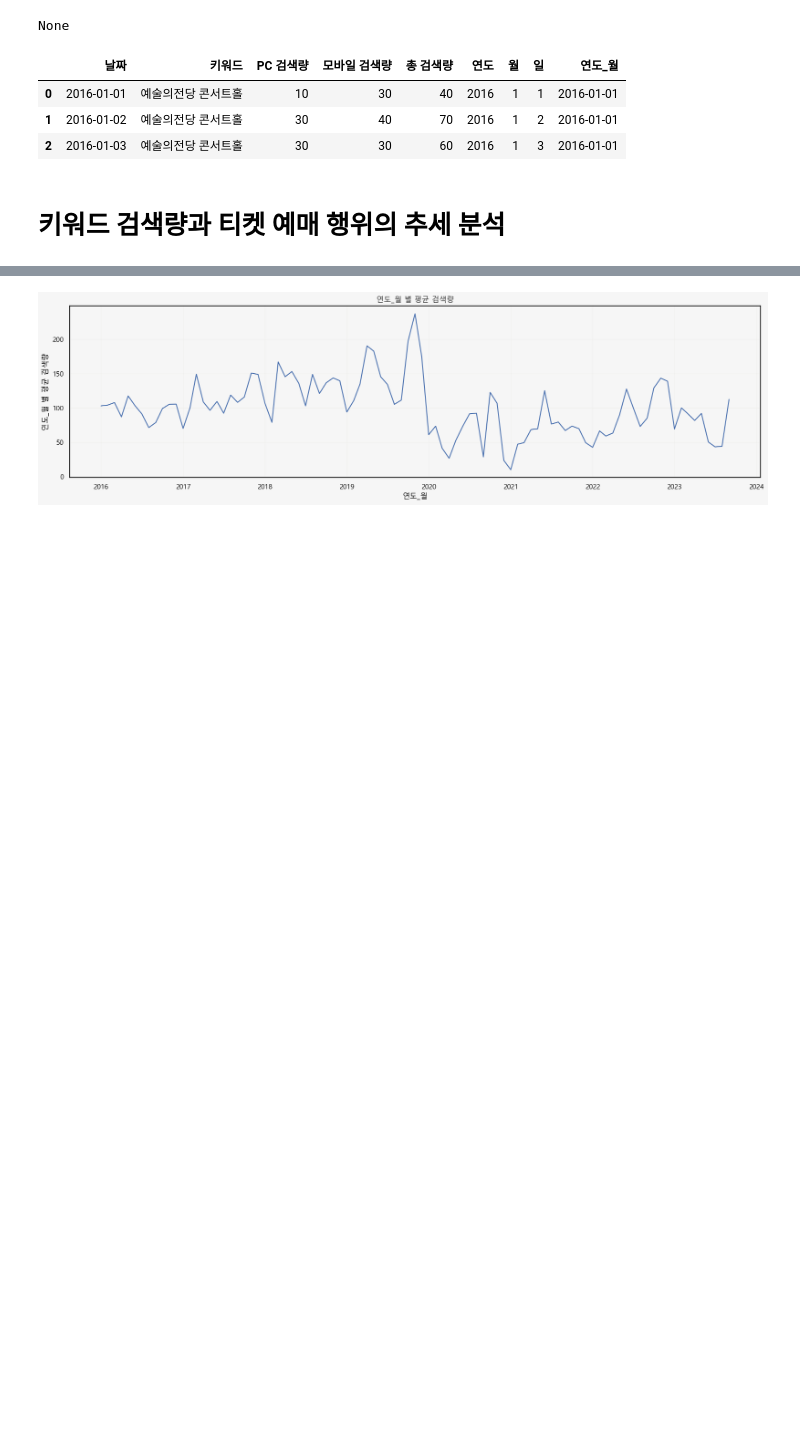
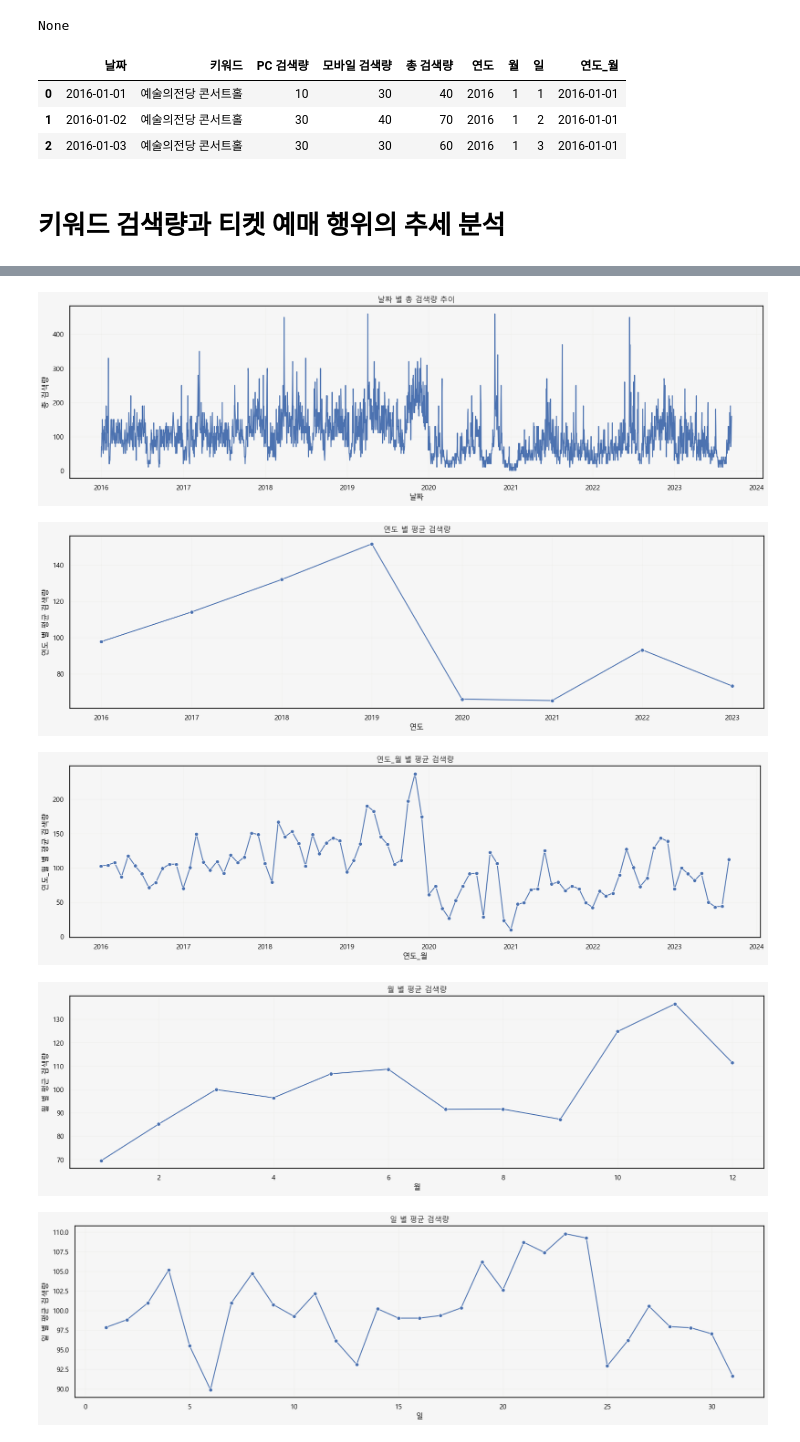
Before and after one commit to yonghyeun/BigContest-CocenrtHall, a Jupyter notebook: preprocessing/keyword_visualization.ipynb, the cells around one changed output, grey strips where cells are left out. Saved outputs shown, nothing was run; the diff lists cells and outputs as text; code cells hidden in the pictures; blank space fills up the shorter version.

Commit message:
keyword 검색량 및 시계열 분석

```diff
--- a/preprocessing/keyword_visualization.ipynb
+++ b/preprocessing/keyword_visualization.ipynb
@@ -26,6 +26,6 @@ sns.set(rc=rc)
 # %% [markdown]
 ##### 키워드 검색량 데이터 전처리
 # %%
-keyword = pd.read_csv("C:/Users/whileduck/Desktop/Github/Concert-Hall-Price-Model/data/키워드사운드_예술의전당 콘서트홀_검색량.csv",encoding = 'euc-kr')
+keyword_df = pd.read_csv("C:/Users/whileduck/Desktop/Github/Concert-Hall-Price-Model/data/키워드사운드_예술의전당 콘서트홀_검색량.csv",encoding = 'euc-kr')
 df = pd.read_csv("C:/Users/whileduck/Desktop/Github/Concert-Hall-Price-Model/data/클래식_빈좌석포함데이터.csv", low_memory = False)
 # %%
@@ -77,15 +95,13 @@ class DateVisualization:
         self.date = date
         self.df = df
 
-    def data_transformation(self):
-
         self.df['play_date'] = pd.to_datetime(self.df['play_date'])
         self.df['연도'] = self.df['play_date'].dt.year
         self.df['월'] = self.df['play_date'].dt.month
         self.df['일'] = self.df['play_date'].dt.year
         self.df['연도_월'] = pd.to_datetime(self.df['연도'].astype(str) + '-' + self.df['월'].astype(str))
 
-    def simpleplot_plot(self, keyword = None):
+    def simpleplot_keyword_plot(self, keyword = None):
 
 
         if keyword is None:
@@ -113,18 +129,54 @@ class DateVisualization:
             self.graph_df[keyword] = grouping_mean[keyword]
             self.graph_df[f'{keyword} 별 평균 검색량'] = grouping_mean['총 검색량']
 
+            if self.graph_df[keyword].nunique() < 100:
+                marker = 'o'
+            else:
+                marker = None
+
             sns.lineplot(
                 data = self.graph_df,
                 x = keyword,
                 y = f'{keyword} 별 평균 검색량',
+                marker = marker,
                 ax = ax
             )
 
             ax.set_title(f'{keyword} 별 평균 검색량')
+
+
+    def simpleplot_purchase_plot(self, keyword = None):
+
+        self.graph_purchase_df = pd.DataFrame()
+        fig,ax = plt.subplots(figsize = (20,5))
+        if keyword is None:
+            keyword = 'play_date'
+
+        total_좌석수 = self.df.groupby(keyword).size().values
+        total_예매 = self.df.groupby(keyword).agg({'예매여부':np.sum})['예매여부'].values
+
+        self.graph_purchase_df[keyword] = self.df.groupby(keyword).size().index
+        self.graph_purchase_df[f'{keyword} 별 평균 예매율'] = total_예매 / total_좌석수
+
+        sns.lineplot(
+            data = self.graph_purchase_df,
+            x = keyword,
+            y = f'{keyword} 별 평균 예매율',
+            ax = ax
+        )
+
+        ax.set_title(f'{keyword} 별 평균 예매율')
 # %%
-ex = DateVisualization(keyword,df)
-ex.data_transformation()
+ex = DateVisualization(keyword_df,df)
-# %%
-ex.simpleplot_plot(keyword = '연도_월')
-# %% [output]
-[figure, removed]
+# %%
+ex.simpleplot_keyword_plot()
+ex.simpleplot_keyword_plot(keyword = '연도')
+ex.simpleplot_keyword_plot(keyword = '연도_월')
+ex.simpleplot_keyword_plot(keyword = '월')
+ex.simpleplot_keyword_plot(keyword = '일')
+# %% [output]
+[figure, added]
+[figure, added]
+[figure, added]
+[figure, added]
+[figure, added]
```
Also changed, not shown: parts of 5 cells of this notebook.
